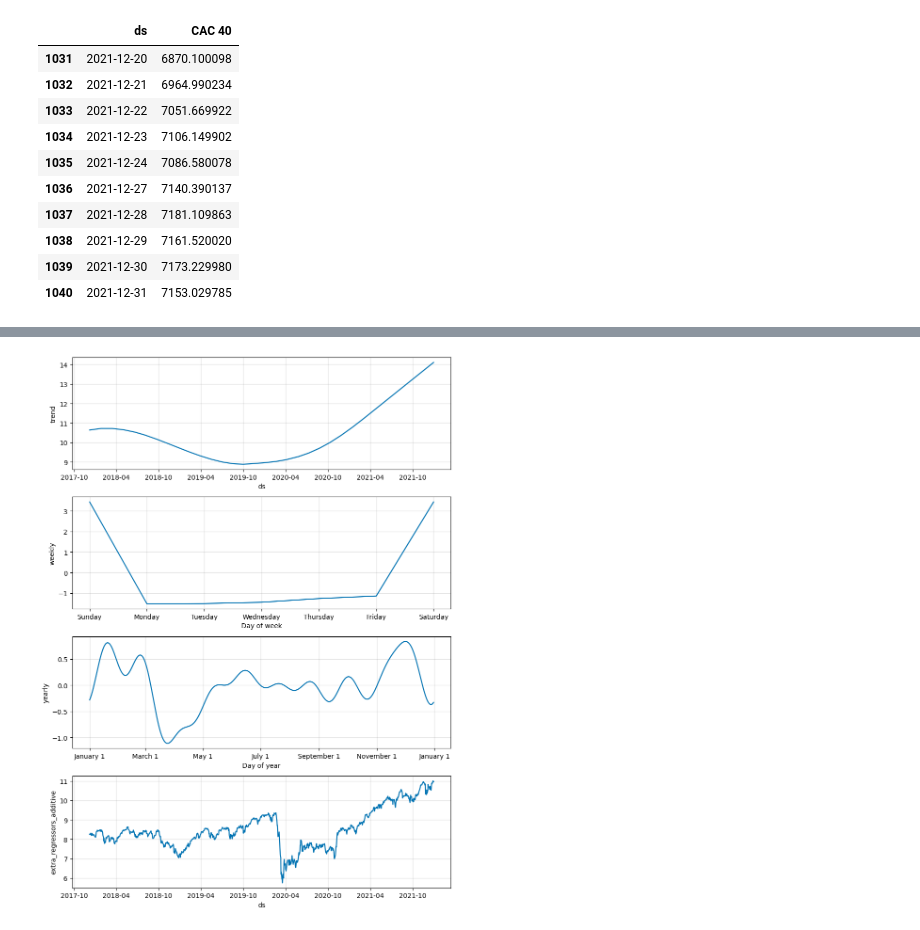
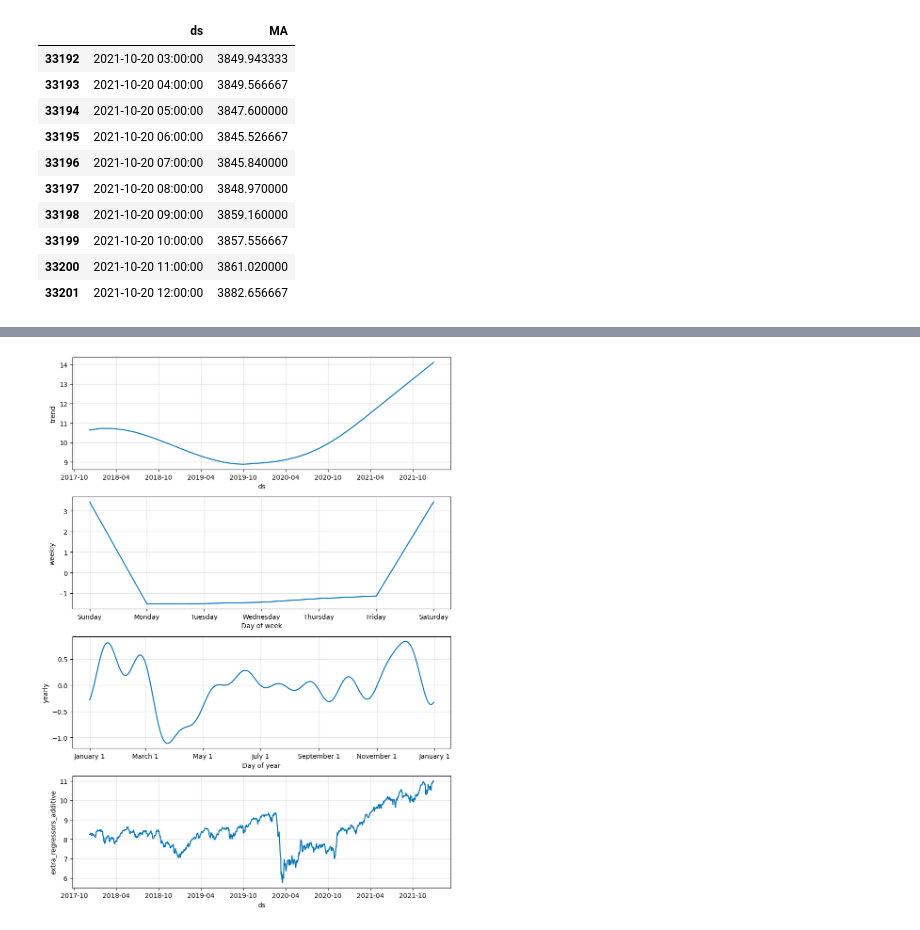
Before and after one commit to remicazorla/CryptoDRL, a Jupyter notebook: Multivariate Time Series Forecast.ipynb, the cells around one changed output, grey strips where cells are left out. Cells and saved outputs as stored; diff of their text form; code cells hidden in the pictures.

```diff
--- a/Multivariate Time Series Forecast.ipynb
+++ b/Multivariate Time Series Forecast.ipynb
@@ -78,0 +34,3 @@ model_baseline.plot_components(forecast_baseline);
+# %%
+model_baseline = Prophet()
+model_baseline.fit(df_train)
@@ -90,0 +60,3 @@ The MAPE for the baseline model is 0.010758090177941134
+# %%
+model_season = Prophet(yearly_seasonality=True, weekly_seasonality=True, daily_seasonality=True, changepoint_prior_scale=0.01, seasonality_prior_scale=10)
+model_season.fit(df_train)
@@ -91,6 +86,8 @@ The MAPE for the baseline model is 0.010758090177941134
 # %%
 # Add seasonality
-model_season = Prophet(yearly_seasonality=True, weekly_seasonality=True)
+model_multivariate = Prophet(yearly_seasonality=True, weekly_seasonality=True, daily_seasonality=True)
+# Add regressor
+model_multivariate.add_regressor('MA', standardize=False)
 # Fit the model on the training dataset
-model_season.fit(train)
+model_multivariate.fit(df_train)
 # %% [output]
@@ -126,7 +96,0 @@ The MAPE for the seasonality model is 0.010758090177941134
-# %%
-# Add seasonality
-model_multivariate = Prophet(yearly_seasonality=True, weekly_seasonality=True)
-# Add regressor
-model_multivariate.add_regressor('CAC 40', standardize=False)
-# Fit the model on the training dataset
-model_multivariate.fit(train)
@@ -137,21 +97,19 @@ model_multivariate.fit(train)
 # %%
 # Create the time range for the forecast
 future_multivariate = model_multivariate.make_future_dataframe(periods=16)
 # Append the regressor values
-future_multivariate = pd.merge(future_multivariate, data[['ds', 'CAC 40']], on='ds', how='inner')
+future_multivariate = pd.merge(future_multivariate, df_train[['ds', 'MA']], on='ds', how='inner')
 # Fill the missing values with the previous value
-future_multivariate = future_multivariate.fillna(method='ffill')
-# Check the data
 future_multivariate.tail(10)
 # %% [output]
-|  | ds | CAC 40 |
-| 1031 | 2021-12-20 | 6870.100098 |
-| 1032 | 2021-12-21 | 6964.990234 |
-| 1033 | 2021-12-22 | 7051.669922 |
-| 1034 | 2021-12-23 | 7106.149902 |
-| 1035 | 2021-12-24 | 7086.580078 |
-| 1036 | 2021-12-27 | 7140.390137 |
-| 1037 | 2021-12-28 | 7181.109863 |
-| 1038 | 2021-12-29 | 7161.520020 |
-| 1039 | 2021-12-30 | 7173.229980 |
-| 1040 | 2021-12-31 | 7153.029785 |
+|  | ds | MA |
+| 33192 | 2021-10-20 03:00:00 | 3849.943333 |
+| 33193 | 2021-10-20 04:00:00 | 3849.566667 |
+| 33194 | 2021-10-20 05:00:00 | 3847.600000 |
+| 33195 | 2021-10-20 06:00:00 | 3845.526667 |
+| 33196 | 2021-10-20 07:00:00 | 3845.840000 |
+| 33197 | 2021-10-20 08:00:00 | 3848.970000 |
+| 33198 | 2021-10-20 09:00:00 | 3859.160000 |
+| 33199 | 2021-10-20 10:00:00 | 3857.556667 |
+| 33200 | 2021-10-20 11:00:00 | 3861.020000 |
+| 33201 | 2021-10-20 12:00:00 | 3882.656667 |
```
Also changed, not shown: parts of 29 cells of this notebook, 21 other files.
